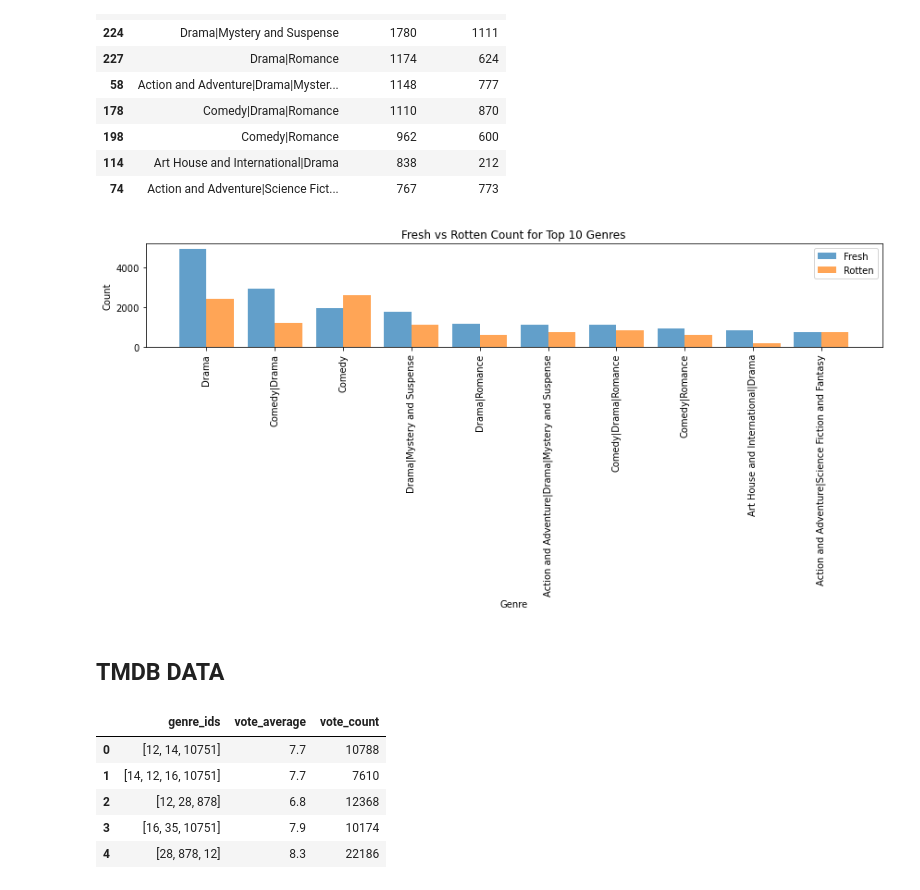
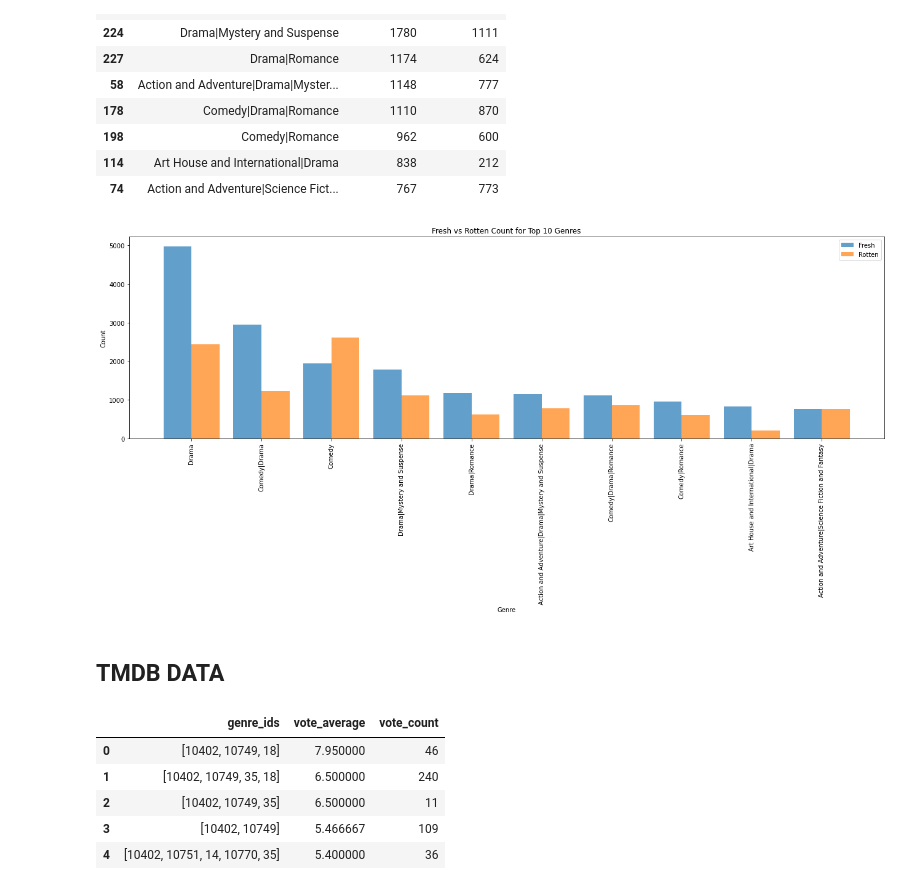
Before and after one commit to Wolfie3D/dsc-phase-1-project, a Jupyter notebook: student.ipynb, the cells around one changed output. Cells and saved outputs as stored; diff of their text form; code cells hidden in the pictures.

```diff
--- a/student.ipynb
+++ b/student.ipynb
@@ -65,31 +65,31 @@ tomatodataSorted
 | 74 | Action and Adventure|Science Fict... | 767 | 773 |
 # %%
 # Create a bar graph
-plt.figure(figsize=(12, 6))
+plt.figure(figsize=(18, 9))
 
 # Define the x positions for the bars
 x = range(len(tomatodataSorted))
 
 # Set the bar width
 bar_width = 0.4
 
 # Plot 'fresh_count' and 'rotten_count' as separate bars
 plt.bar(x, tomatodataSorted['fresh_count'], width=bar_width, label='Fresh', alpha=0.7)
 plt.bar([i + bar_width for i in x], tomatodataSorted['rotten_count'], width=bar_width, label='Rotten', alpha=0.7)
 
 # Set the x-axis labels to be genre names
 plt.xticks([i + bar_width/2 for i in x], tomatodataSorted['genre'], rotation=90)
 
 plt.xlabel('Genre')
 plt.ylabel('Count')
 plt.title('Fresh vs Rotten Count for Top 10 Genres')
 plt.legend()
 plt.tight_layout()
 
 # Show the plot
 plt.show()
 # %% [output]
-[figure, old version]
+[figure, new version]
 # %% [markdown]
 ## TMDB DATA
 # %%
@@ -99,12 +99,18 @@ movies_details = pd.read_csv('zippedData\\tmdb.movies.csv.gz', compression='gzip
 # Select only the columns 'genre_ids', 'vote_average', and 'vote_count'
 movies_details = movies_details[['genre_ids', 'vote_average', 'vote_count']]
 
-# Display the first few rows of the DataFrame
-movies_details.head()
+# Group the DataFrame by 'genre_ids' and calculate the mean 'vote_average' and total 'vote_count' for each genre
+genre_stats = movies_details.groupby('genre_ids').agg({
+    'vote_average': 'mean',    # Calculate the mean vote_average for each genre
+    'vote_count': 'sum'        # Calculate the sum of vote_count for each genre
+}).reset_index()                # Reset the index to have a clean DataFrame
+
+# Display the first few rows of the aggregated DataFrame
+genre_stats.head()
 # %% [output]
 |  | genre_ids | vote_average | vote_count |
-| 0 | [12, 14, 10751] | 7.7 | 10788 |
-| 1 | [14, 12, 16, 10751] | 7.7 | 7610 |
-| 2 | [12, 28, 878] | 6.8 | 12368 |
-| 3 | [16, 35, 10751] | 7.9 | 10174 |
-| 4 | [28, 878, 12] | 8.3 | 22186 |
+| 0 | [10402, 10749, 18] | 7.950000 | 46 |
+| 1 | [10402, 10749, 35, 18] | 6.500000 | 240 |
+| 2 | [10402, 10749, 35] | 6.500000 | 11 |
+| 3 | [10402, 10749] | 5.466667 | 109 |
+| 4 | [10402, 10751, 14, 10770, 35] | 5.400000 | 36 |
```
Also changed, not shown: parts of 14 cells of this notebook, 1 other file.
